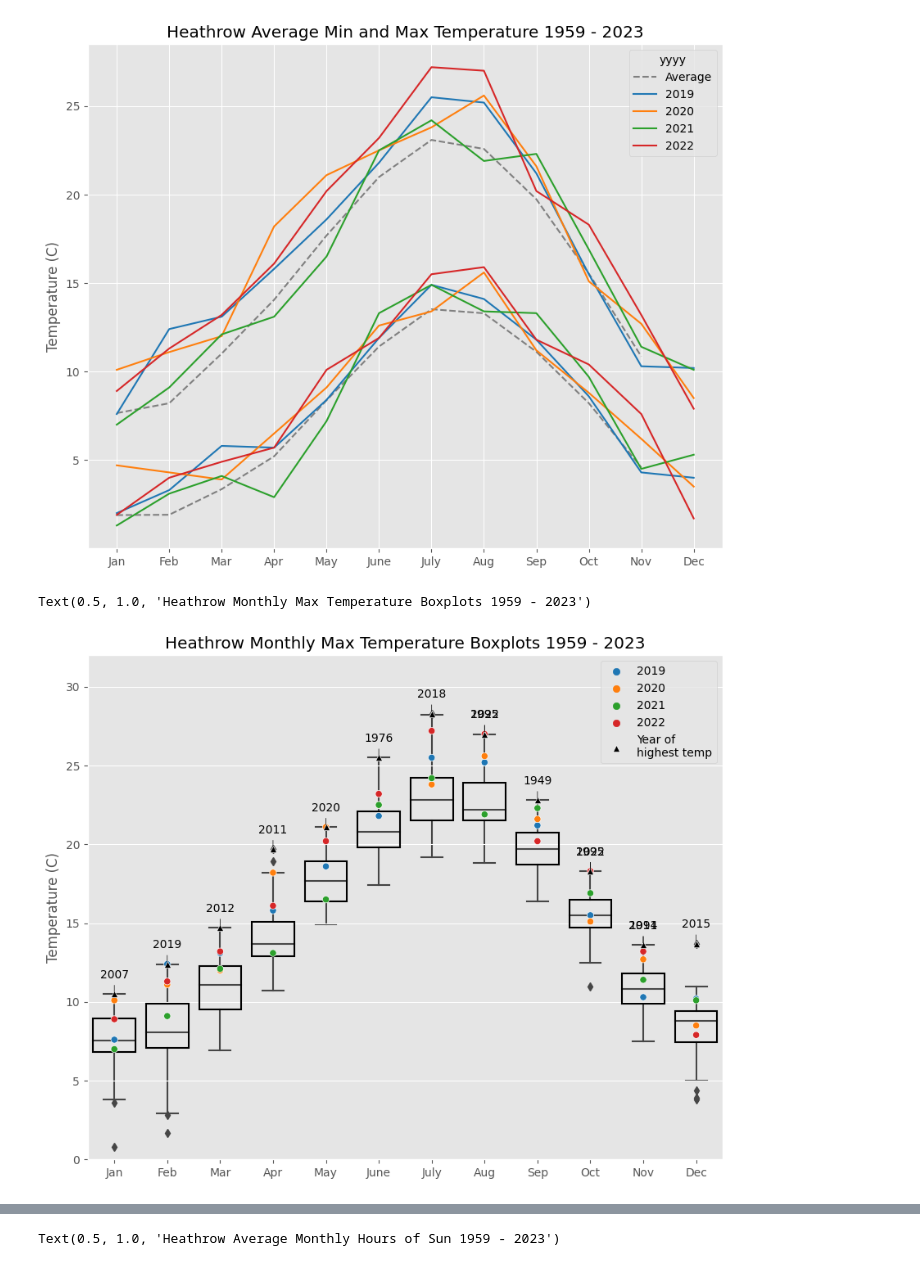
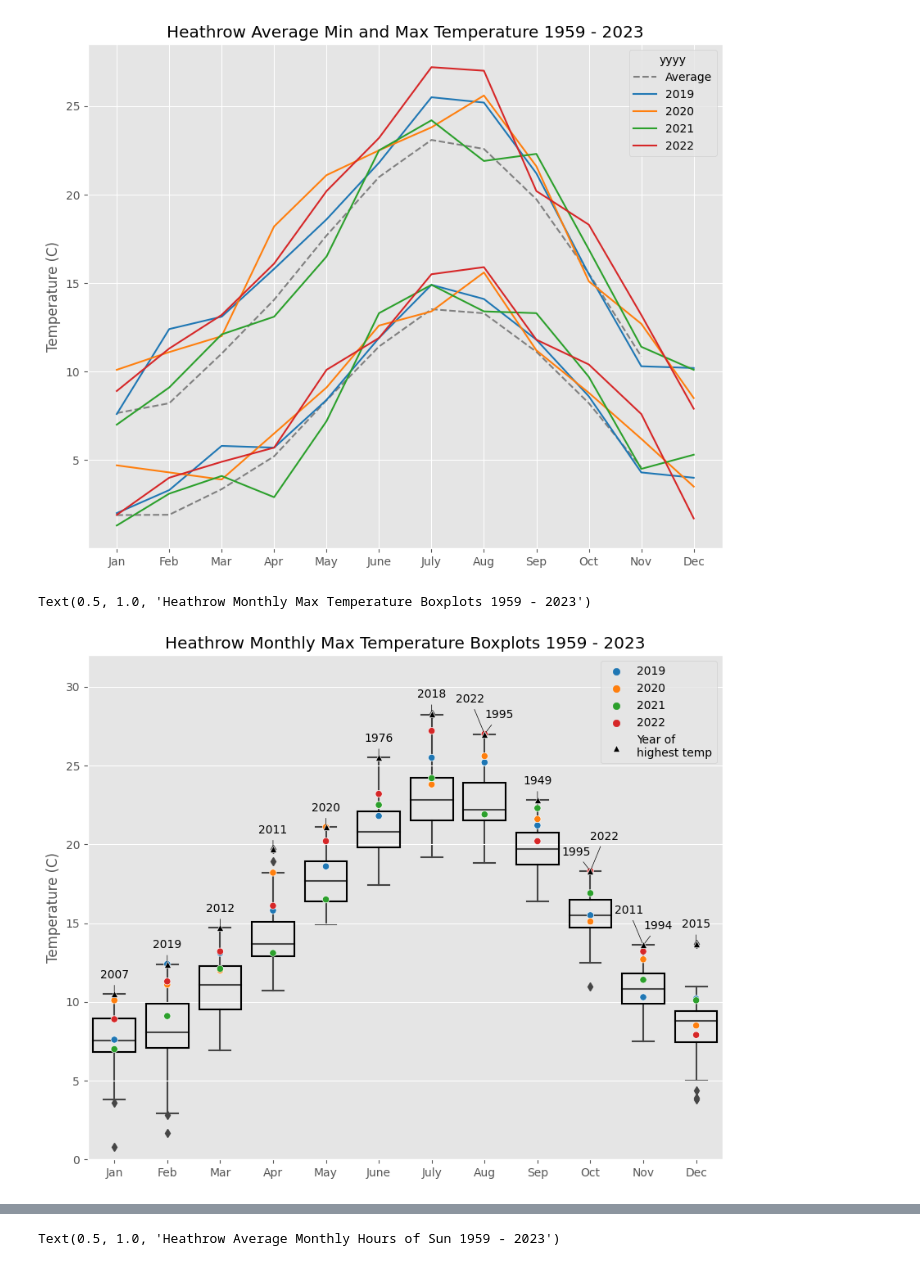
Before and after one commit to jmoro0408/DataVis, a Jupyter notebook: UK Temperature/heathrow_temp_plotting.ipynb, the cells around one changed output, grey strips where cells are left out. Cells and saved outputs as stored; diff of their text form; code cells hidden in the pictures.

```diff
--- a/UK Temperature/heathrow_temp_plotting.ipynb
+++ b/UK Temperature/heathrow_temp_plotting.ipynb
@@ -342,6 +340,7 @@ max_by_month['concat'] = max_by_month['mm'].astype(str) + " " + max_by_month['tm
 max_by_month_list = max_by_month['concat'].to_list()
 heathrow_max_temp_year_month_df = heathrow_df[heathrow_df['concat'].isin(max_by_month_list)][['yyyy','mm','tmax']]
 # %%
+melted = heathrow_df.melt(id_vars = 'mm', value_vars='tmax')
 fig, ax = plt.subplots(figsize = (10,8))
 
 PROPS = {
@@ -361,33 +360,98 @@ sns.scatterplot(data = heathrow_years_tmax,
                 y = 'tmax',
                 palette = 'tab10',
                 zorder = 1)
 
 sns.scatterplot(data = heathrow_max_temp_year_month_df,
                 x = 'mm',
                 y = 'tmax',
                 color = 'black',
                 label = 'Year of\nhighest temp',
                 marker = "^",
                 zorder = 1)
 
 arrowprops=dict(arrowstyle="-",color = 'black',
                             connectionstyle="arc3")
 
 for i in range(len(heathrow_max_temp_year_month_df)):
-    ax.annotate(text = heathrow_max_temp_year_month_df.iloc[i]['yyyy'],
+    skip_months = ['Aug', 'Oct', 'Nov']
+    if heathrow_max_temp_year_month_df.iloc[i]['mm'] in (skip_months):
+        pass
+    else:
+        ax.annotate(text = heathrow_max_temp_year_month_df.iloc[i]['yyyy'],
                 xy = (heathrow_max_temp_year_month_df.iloc[i]['mm'],
                     heathrow_max_temp_year_month_df.iloc[i]['tmax']),
                 xytext = (heathrow_max_temp_year_month_df.iloc[i]['mm'],
                     heathrow_max_temp_year_month_df.iloc[i]['tmax']+1),
                 arrowprops=arrowprops,
                 ha='center'
                 )
 
+multiple_month_df = (heathrow_max_temp_year_month_df[heathrow_max_temp_year_month_df['mm']
+                                                     .isin(skip_months)]
+                     .sort_values(by = 'mm')
+                     .reset_index())
+
+ax.annotate(text = multiple_month_df.iloc[0]['yyyy'],
+                xy = (multiple_month_df.iloc[0]['mm'],
+                    multiple_month_df.iloc[0]['tmax']),
+                xytext = (multiple_month_df.iloc[0]['mm'],
+                    multiple_month_df.iloc[0]['tmax']+1),
+                arrowprops=arrowprops,
+                ha='left'
+                )
+
+ax.annotate(text = multiple_month_df.iloc[1]['yyyy'],
+                xy = (multiple_month_df.iloc[1]['mm'],
+                    multiple_month_df.iloc[1]['tmax']),
+                xytext = (multiple_month_df.iloc[1]['mm'],
+                    multiple_month_df.iloc[1]['tmax']+2),
+                arrowprops=arrowprops,
+                ha='right'
+                )
+
+ax.annotate(text = multiple_month_df.iloc[2]['yyyy'],
+                xy = (multiple_month_df.iloc[2]['mm'],
+                    multiple_month_df.iloc[2]['tmax']),
+                xytext = (multiple_month_df.iloc[2]['mm'],
+                    multiple_month_df.iloc[2]['tmax']+1),
+                arrowprops=arrowprops,
+                ha='left'
+                )
+
+ax.annotate(text = multiple_month_df.iloc[3]['yyyy'],
+                xy = (multiple_month_df.iloc[3]['mm'],
+                    multiple_month_df.iloc[3]['tmax']),
+                xytext = (multiple_month_df.iloc[3]['mm'],
+                    multiple_month_df.iloc[3]['tmax']+2),
+                arrowprops=arrowprops,
+                ha='right'
+                )
+
+ax.annotate(text = multiple_month_df.iloc[4]['yyyy'],
+                xy = (multiple_month_df.iloc[4]['mm'],
+                    multiple_month_df.iloc[4]['tmax']),
+                xytext = (multiple_month_df.iloc[4]['mm'],
+                    multiple_month_df.iloc[4]['tmax']+1),
+                arrowprops=arrowprops,
+                ha='right'
+                )
+
+ax.annotate(text = multiple_month_df.iloc[5]['yyyy'],
+                xy = (multiple_month_df.iloc[5]['mm'],
+                    multiple_month_df.iloc[5]['tmax']),
+                xytext = (multiple_month_df.iloc[5]['mm'],
+                    multiple_month_df.iloc[5]['tmax']+2),
+                arrowprops=arrowprops,
+                ha='left'
+                )
+
+
+
 ax.set_ylabel("Temperature (C)")
 ax.set_ylim(0,32)
 ax.set_xlabel("")
 ax.set_title("Heathrow Monthly Max Temperature Boxplots 1959 - 2023")
 # %% [output]
 Text(0.5, 1.0, 'Heathrow Monthly Max Temperature Boxplots 1959 - 2023')
-[figure, old version]
+[figure, new version]
 # %%
```
Also changed, not shown: parts of 3 cells of this notebook.
